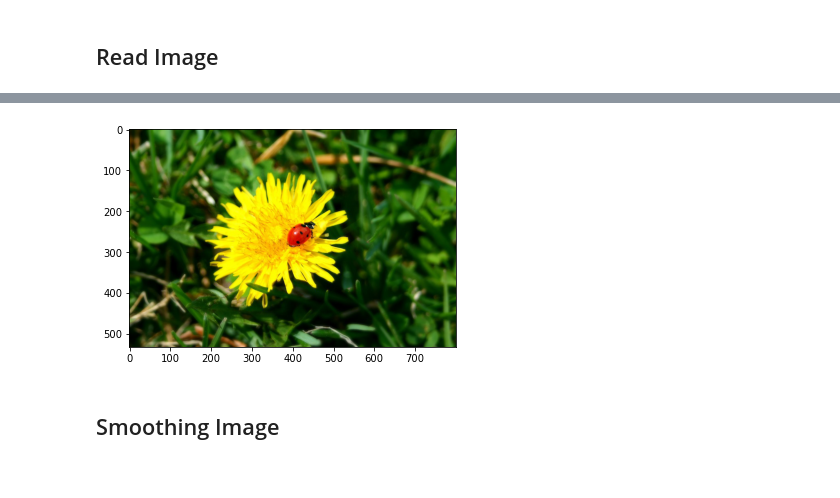
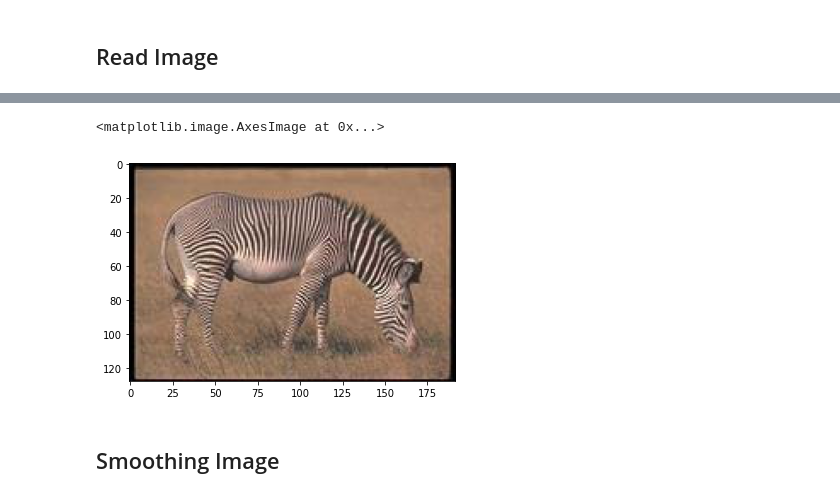
Before and after one commit to Xxxxhx/EM-image-seg, a Jupyter notebook: EM_Segmentation.ipynb, the cells around one changed output, grey strips where cells are left out. Drawn from its saved outputs; the diff is of its cells as text; code cells hidden in the pictures.

```diff
--- a/EM_Segmentation.ipynb
+++ b/EM_Segmentation.ipynb
@@ -21,10 +21,16 @@ D:\codes\jupyter_prj\pic segmentation
-# %%
-file = 'images/ladybug.png'
-img = imread(file)
-plt.imshow(img)
-x,y = img.shape[:-1]
-# %% [output]
-[figure, removed]
+# %%
+file = 'images/zebra.jpg'
+img = cv2.imread(file)
+x,y = img.shape[:-1]
+if y > 500:
+    x = int(500 * x / y)
+    y = 500
+img = cv2.resize(img, (y, x), interpolation = cv2.INTER_AREA)
+img = cv2.cvtColor(img, cv2.COLOR_BGR2RGB)
+plt.imshow(img)
+# %% [output]
+<matplotlib.image.AxesImage at 0x...>
+[figure, added]
 # %% [markdown]
 ## Smoothing Image
 # %%
```
Also changed, not shown: parts of 9 cells of this notebook, 1 other file.
